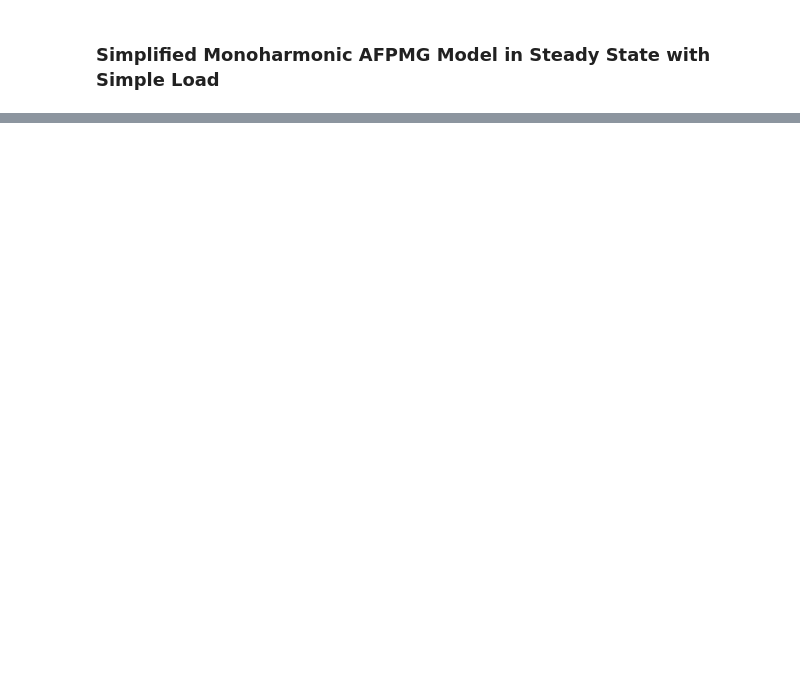
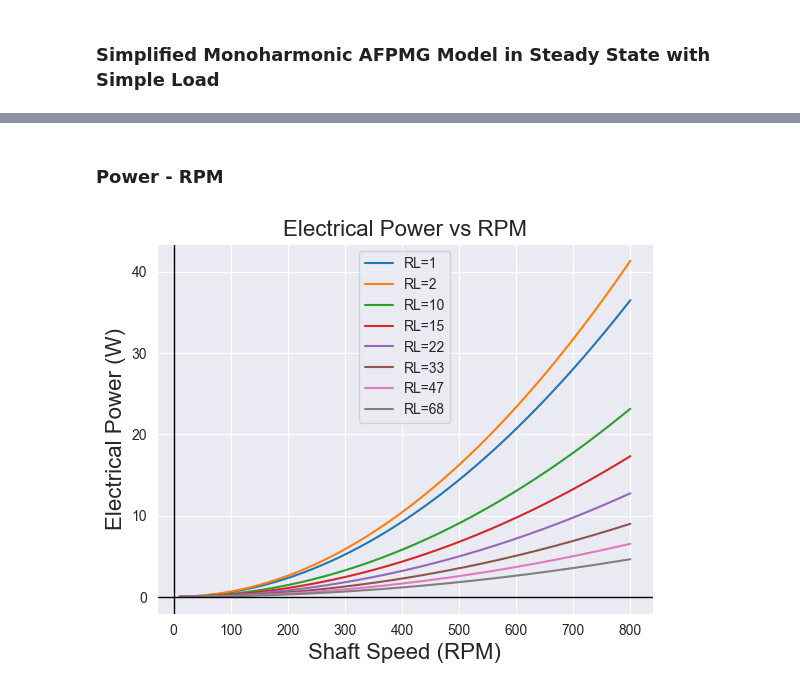
Before and after one commit to Kai-Wen-Lee/UOS_2324_GDP_2_AFPMG, a Jupyter notebook: AFPMG_DesignAnalysis.ipynb, the cells around one changed output, grey strips where cells are left out. Drawn from its saved outputs; the diff is of its cells as text; code cells hidden in the pictures; blank space fills up the shorter version.

```diff
--- a/AFPMG_DesignAnalysis.ipynb
+++ b/AFPMG_DesignAnalysis.ipynb
@@ -360,0 +705,41 @@ for sublist in res:
+# %% [markdown]
+### Power - RPM
+# %%
+import matplotlib.pyplot as plt
+import seaborn as sns
+import pandas as pd
+import numpy as np
+
+minRPM=10
+maxRPM=800
+# Define a range of RPM values
+RPM_values = np.linspace(10, maxRPM, 1000)
+RL_values = [1,2,10,15,22,33,47,68]
+
+# Calculate P_el for each RPM value and each RL value
+P_el_values = []
+for RL in RL_values:
+    P_el_RMS = [getPowerRPM(RPM, RL) for RPM in RPM_values]
+    P_el_values.append(P_el_RMS)
+
+# Save data as CSV (optional)
+data = np.column_stack((RPM_values, *P_el_values))
+np.savetxt('power_data_rms.csv', data, delimiter=',', header='RPM,' + ','.join([f'RPMS Power (RL={RL})' for RL in RL_values]), comments='')
+
+# Set Seaborn style
+sns.set_style("darkgrid")
+
+# Plot P_el against RPM for each RL value
+for RL, P_el_RMS in zip(RL_values, P_el_values):
+    plt.plot(RPM_values, P_el_RMS, label=f'RL={RL}')
+
+plt.xlabel('Shaft Speed (RPM)',fontsize=16)
+plt.ylabel('Electrical Power (W)',fontsize=16)
+plt.title('Electrical Power vs RPM',fontsize=16)
+plt.legend()
+plt.axhline(y=0, color='black', linewidth=1)
+plt.axvline(x=0, color='black', linewidth=1)
+plt.savefig('pwr_rpm.png', dpi=300)  # Increase DPI for higher resolution
+plt.show()
+# %% [output]
+[figure, added]
```
Also changed, not shown: parts of 23 cells of this notebook, 8 other files.
